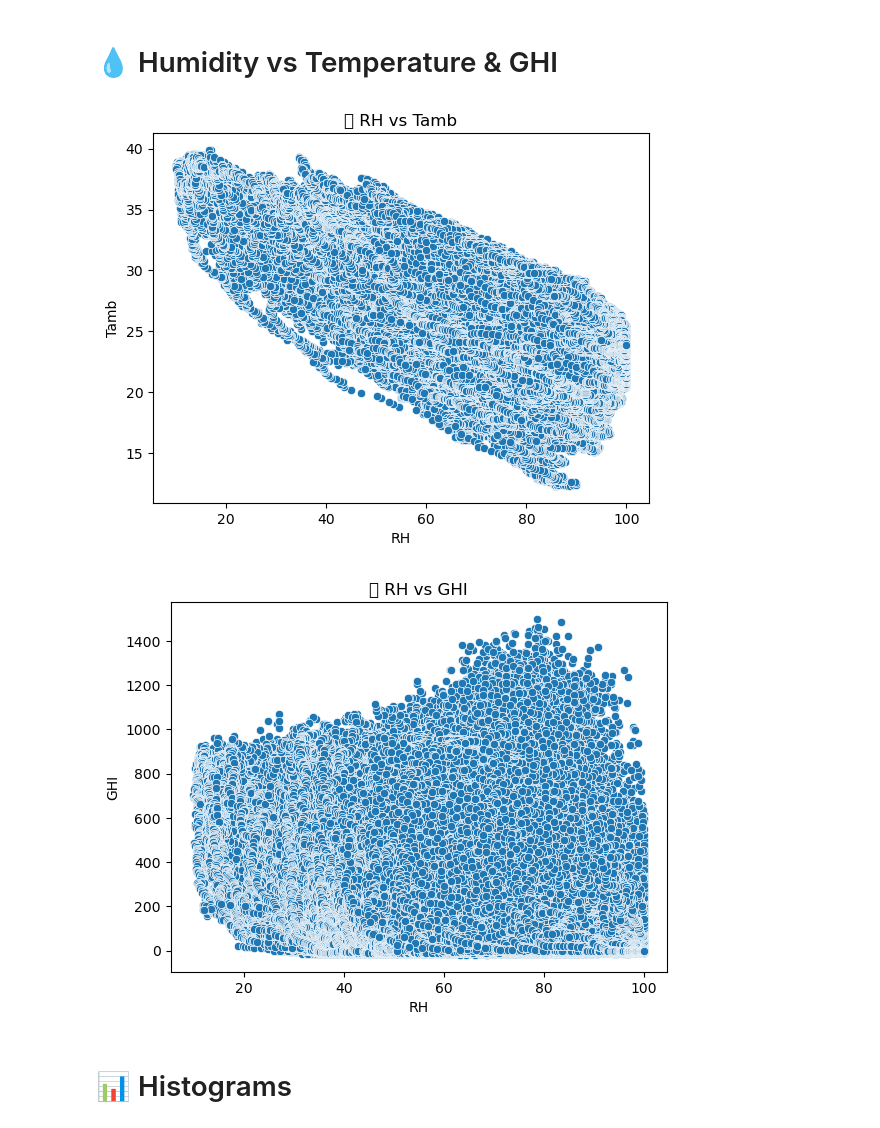
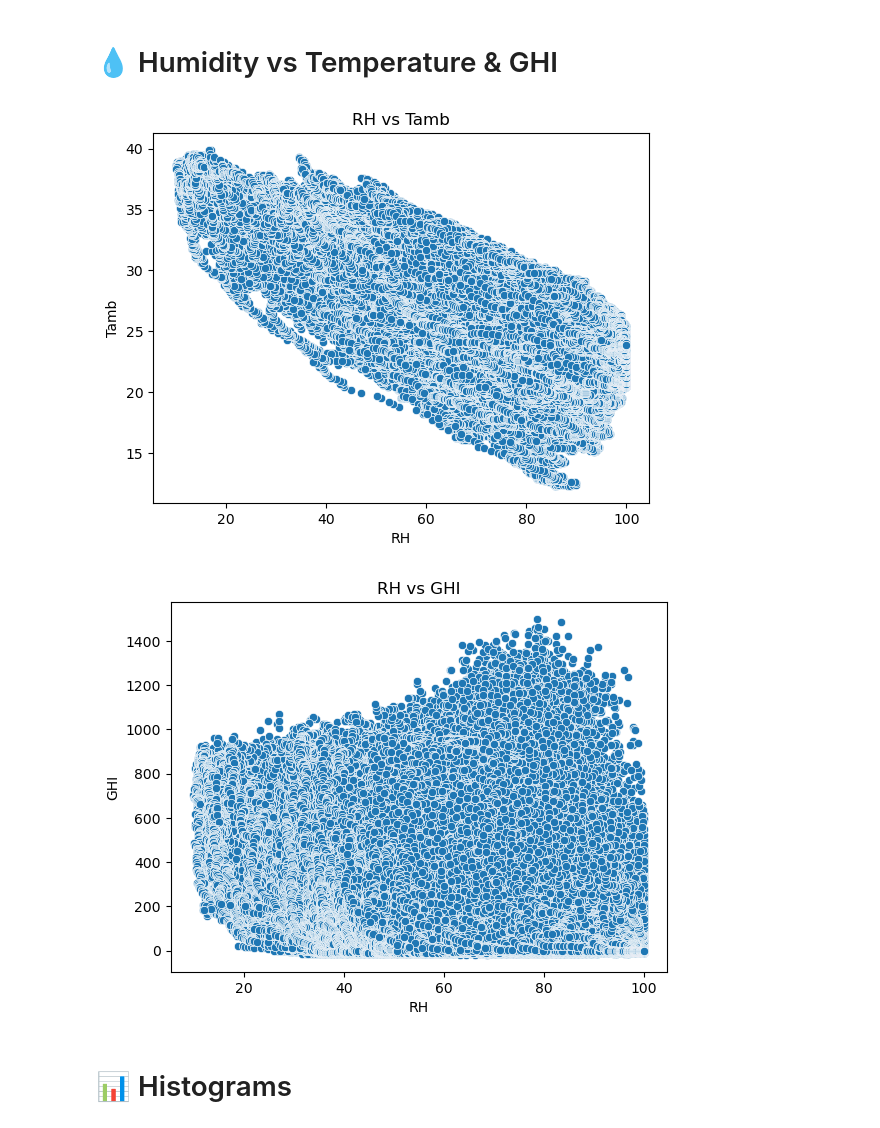
Before and after one commit to EstiphanosH/solar-challenge-week1, a Jupyter notebook: notebooks/sierraleone-eda.ipynb, the cells around one changed output. Drawn from its saved outputs; the diff is of its cells as text; code cells hidden in the pictures.

```diff
--- a/notebooks/sierraleone-eda.ipynb
+++ b/notebooks/sierraleone-eda.ipynb
@@ -125,15 +125,15 @@ plt.show()
 # 💧 Humidity vs Temperature & GHI
 # %%
 sns.scatterplot(x='RH', y='Tamb', data=sierraleone_df)
-plt.title('💧 RH vs Tamb')
+plt.title('RH vs Tamb')
 plt.show()
 
 sns.scatterplot(x='RH', y='GHI', data=sierraleone_df)
-plt.title('💧 RH vs GHI')
+plt.title('RH vs GHI')
 plt.show()
 # %% [output]
-[figure, old version]
+[figure, new version]
-[figure, old version]
+[figure, new version]
 # %% [markdown]
 # 📊 Histograms
 # %%
```
Also changed, not shown: parts of 7 cells of this notebook, 29 other files.
